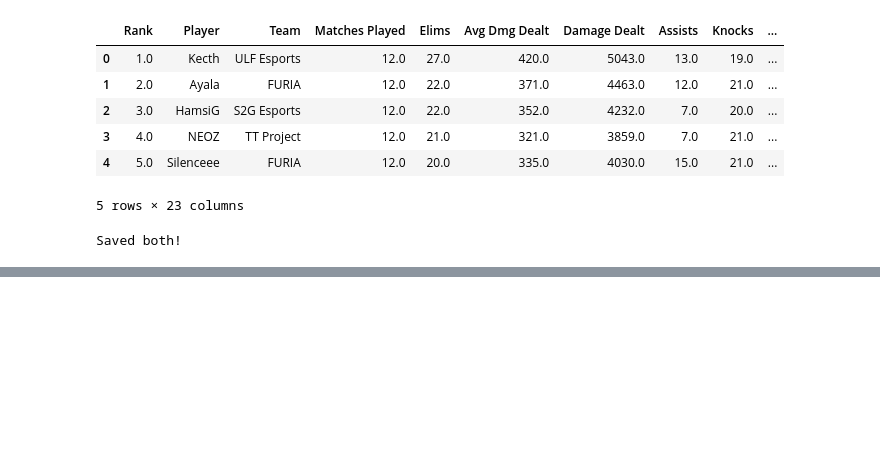
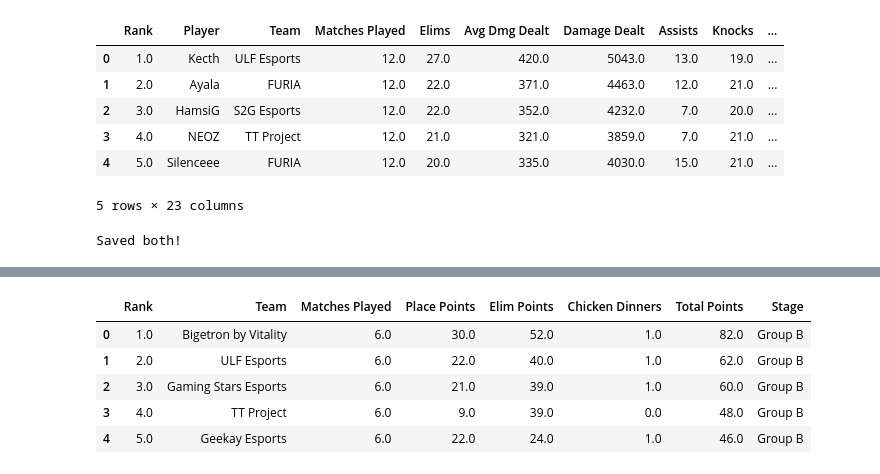
Before and after one commit to Faizan-2624/pmgo-s1-dashboards, a Jupyter notebook: notebooks/datas_clean.ipynb, the cells around one changed output, grey strips where cells are left out. Drawn from its saved outputs; the diff is of its cells as text; code cells hidden in the pictures; blank space fills up the shorter version.

```diff
--- a/notebooks/datas_clean.ipynb
+++ b/notebooks/datas_clean.ipynb
@@ -574,0 +597,9 @@ Saved both!
+# %%
+group_b_teams.head()
+# %% [output]
+|  | Rank | Team | Matches Played | Place Points | Elim Points | Chicken Dinners | Total Points | Stage |
+| 0 | 1.0 | Bigetron by Vitality | 6.0 | 30.0 | 52.0 | 1.0 | 82.0 | Group B |
+| 1 | 2.0 | ULF Esports | 6.0 | 22.0 | 40.0 | 1.0 | 62.0 | Group B |
+| 2 | 3.0 | Gaming Stars Esports | 6.0 | 21.0 | 39.0 | 1.0 | 60.0 | Group B |
+| 3 | 4.0 | TT Project | 6.0 | 9.0 | 39.0 | 0.0 | 48.0 | Group B |
+| 4 | 5.0 | Geekay Esports | 6.0 | 22.0 | 24.0 | 1.0 | 46.0 | Group B |
```
Also changed, not shown: parts of 3 cells of this notebook, 11 other files.
